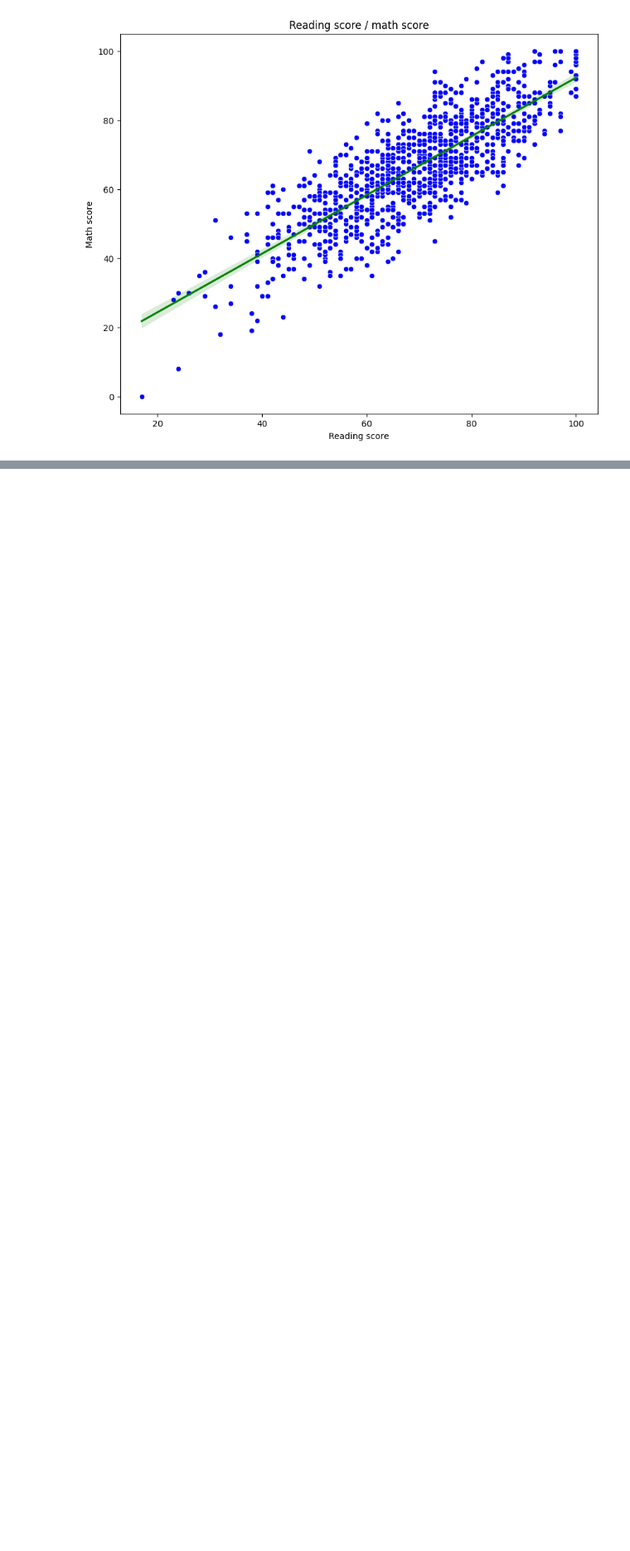
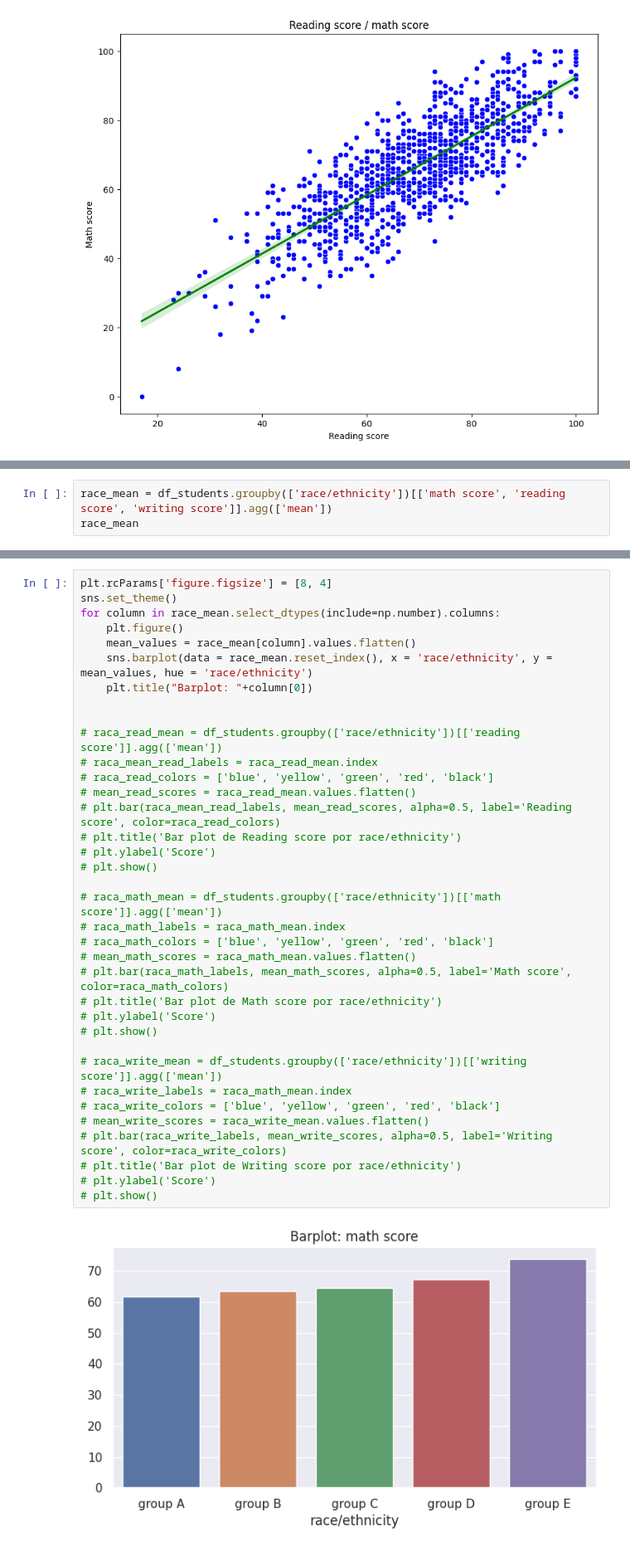
Before and after one commit to dsreliete/Womakerscode-DA-desafio_squad, a Jupyter notebook: Desafio2.ipynb, the cells around one changed output, grey strips where cells are left out. Shown: that part at 83% size. Drawn from its saved outputs; the diff is of its cells as text; blank space fills up the shorter version.

```diff
--- a/Desafio2.ipynb
+++ b/Desafio2.ipynb
@@ -417,0 +404,3 @@ plt.show()
+# %%
+race_mean = df_students.groupby(['race/ethnicity'])[['math score', 'reading score', 'writing score']].agg(['mean'])
+race_mean
@@ -417,0 +416,38 @@ plt.show()
+# %%
+plt.rcParams['figure.figsize'] = [8, 4]
+sns.set_theme()
+for column in race_mean.select_dtypes(include=np.number).columns:
+    plt.figure()
+    mean_values = race_mean[column].values.flatten()
+    sns.barplot(data = race_mean.reset_index(), x = 'race/ethnicity', y = mean_values, hue = 'race/ethnicity')
+    plt.title("Barplot: "+column[0])
+
+
+# raca_read_mean = df_students.groupby(['race/ethnicity'])[['reading score']].agg(['mean'])
+# raca_mean_read_labels = raca_read_mean.index
+# raca_read_colors = ['blue', 'yellow', 'green', 'red', 'black']
+# mean_read_scores = raca_read_mean.values.flatten()
+# plt.bar(raca_mean_read_labels, mean_read_scores, alpha=0.5, label='Reading score', color=raca_read_colors)
+# plt.title('Bar plot de Reading score por race/ethnicity')
+# plt.ylabel('Score')
+# plt.show()
+
+# raca_math_mean = df_students.groupby(['race/ethnicity'])[['math score']].agg(['mean'])
+# raca_math_labels = raca_math_mean.index
+# raca_math_colors = ['blue', 'yellow', 'green', 'red', 'black']
+# mean_math_scores = raca_math_mean.values.flatten()
+# plt.bar(raca_math_labels, mean_math_scores, alpha=0.5, label='Math score', color=raca_math_colors)
+# plt.title('Bar plot de Math score por race/ethnicity')
+# plt.ylabel('Score')
+# plt.show()
+
+# raca_write_mean = df_students.groupby(['race/ethnicity'])[['writing score']].agg(['mean'])
+# raca_write_labels = raca_math_mean.index
+# raca_write_colors = ['blue', 'yellow', 'green', 'red', 'black']
+# mean_write_scores = raca_write_mean.values.flatten()
+# plt.bar(raca_write_labels, mean_write_scores, alpha=0.5, label='Writing score', color=raca_write_colors)
+# plt.title('Bar plot de Writing score por race/ethnicity')
+# plt.ylabel('Score')
+# plt.show()
+# %% [output]
+[figure, added]
```
Also changed, not shown: parts of 6 cells of this notebook.
